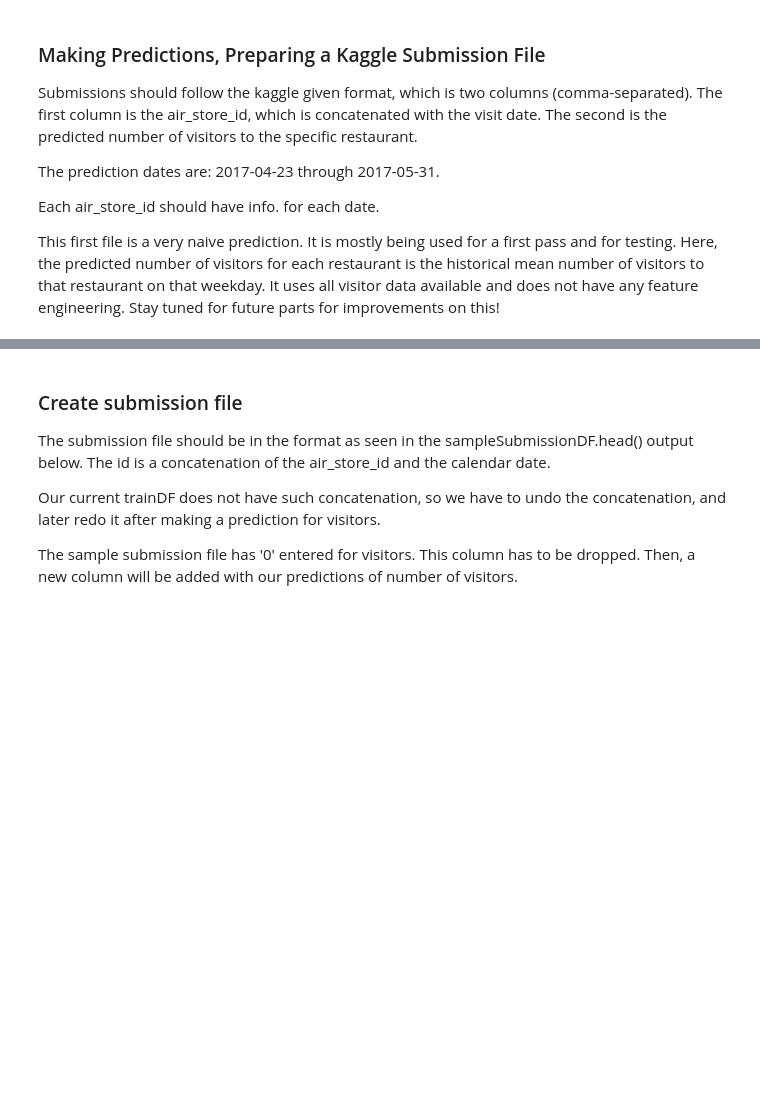
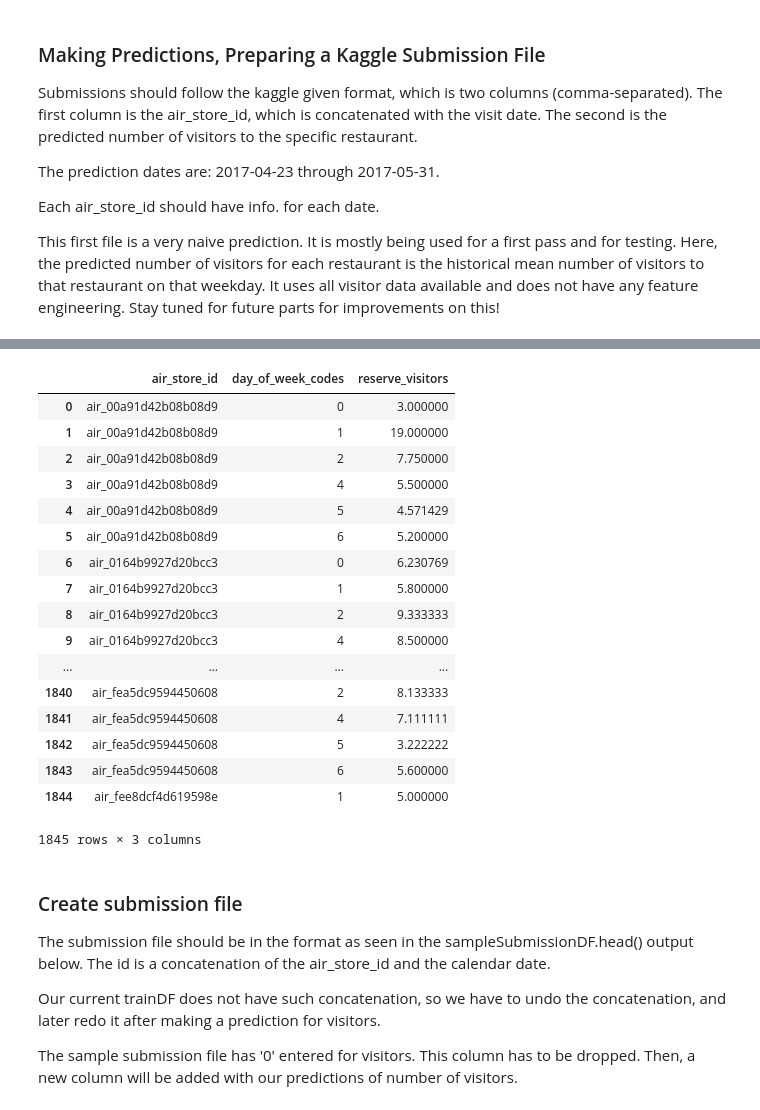
Before and after one commit to jieunyoo/kaggle-recruit-restaurant-predictions, a Jupyter notebook: 04-predictions.ipynb, the cells around one changed output, grey strips where cells are left out. Cells and saved outputs as stored; diff of their text form; code cells hidden in the pictures; blank space fills up the shorter version.

```diff
--- a/04-predictions.ipynb
+++ b/04-predictions.ipynb
@@ -117,6 +117,27 @@ grouped3 = grouped3.to_frame().reset_index()
 # %%
 grouped3.head()
 grouped2= grouped2.merge(grouped3,on =['air_store_id','day_of_week_codes'], how='left')
+# %%
+grouped3
+# %% [output]
+|  | air_store_id | day_of_week_codes | reserve_visitors |
+| 0 | air_00a91d42b08b08d9 | 0 | 3.000000 |
+| 1 | air_00a91d42b08b08d9 | 1 | 19.000000 |
+| 2 | air_00a91d42b08b08d9 | 2 | 7.750000 |
+| 3 | air_00a91d42b08b08d9 | 4 | 5.500000 |
+| 4 | air_00a91d42b08b08d9 | 5 | 4.571429 |
+| 5 | air_00a91d42b08b08d9 | 6 | 5.200000 |
+| 6 | air_0164b9927d20bcc3 | 0 | 6.230769 |
+| 7 | air_0164b9927d20bcc3 | 1 | 5.800000 |
+| 8 | air_0164b9927d20bcc3 | 2 | 9.333333 |
+| 9 | air_0164b9927d20bcc3 | 4 | 8.500000 |
+| ... | ... | ... | ... |
+| 1840 | air_fea5dc9594450608 | 2 | 8.133333 |
+| 1841 | air_fea5dc9594450608 | 4 | 7.111111 |
+| 1842 | air_fea5dc9594450608 | 5 | 3.222222 |
+| 1843 | air_fea5dc9594450608 | 6 | 5.600000 |
+| 1844 | air_fee8dcf4d619598e | 1 | 5.000000 |
+1845 rows × 3 columns
 # %% [markdown]
 ### Create submission file
 
```
Also changed, not shown: parts of 5 cells of this notebook.
